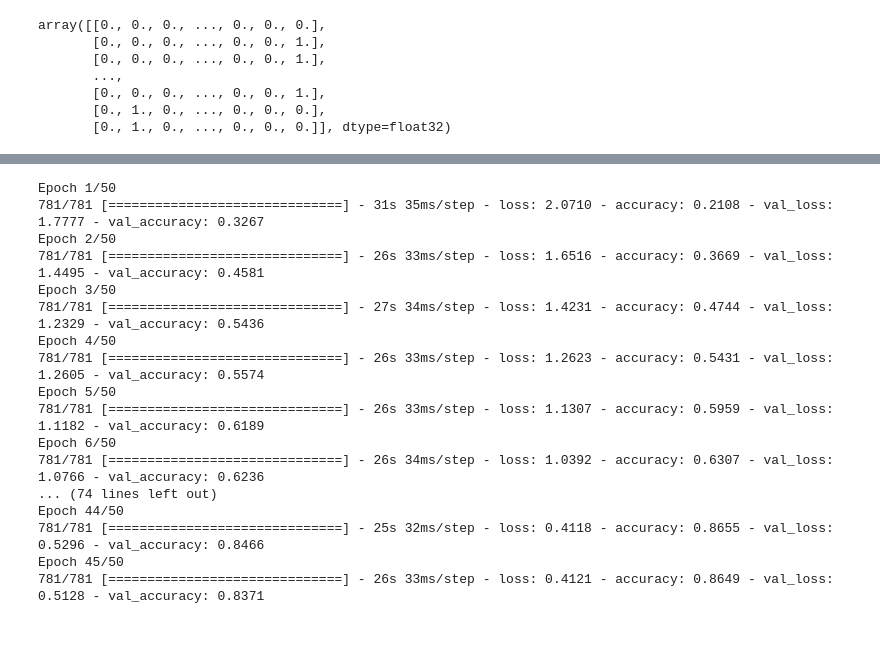
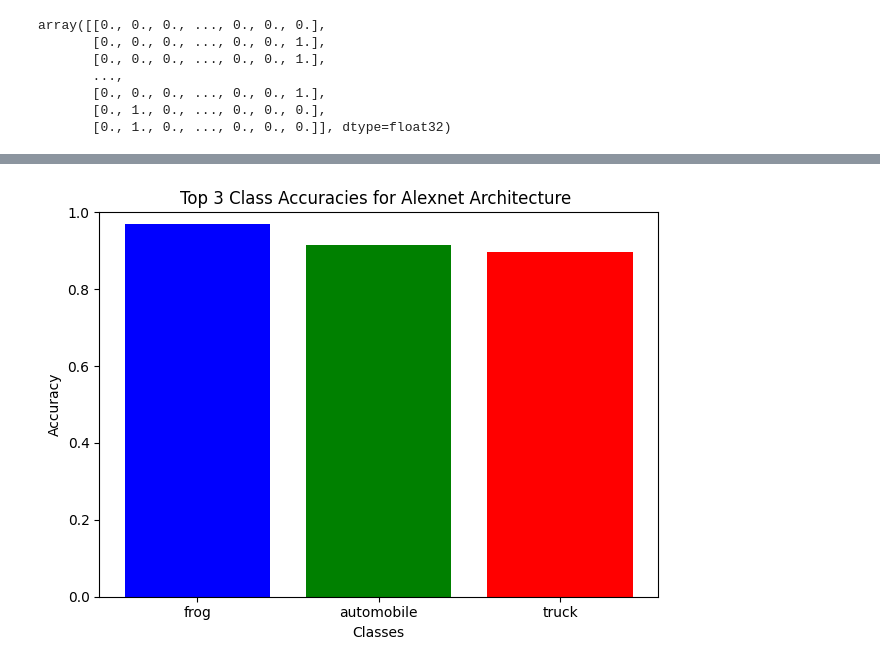
Before and after one commit to Harish-Thota1/Deep_Learning_Assignment, a Jupyter notebook: CNN_Deep_Learning_Assignment2.ipynb, the cells around one changed output, grey strips where cells are left out. Saved outputs shown, nothing was run; the diff lists cells and outputs as text; code cells hidden in the pictures; blank space fills up the shorter version.

```diff
--- a/CNN_Deep_Learning_Assignment2.ipynb
+++ b/CNN_Deep_Learning_Assignment2.ipynb
@@ -262,0 +279,24 @@ def summarize_diagnostics(history):
+# %%
+def plot_top3_accuracies(model,arch_name):
+    # Get top 3 class accuracies
+    top3_accuracies = top3_class_accuracies(model,x_test = x_test, test_labels = y_test)
+
+    print(top3_accuracies)
+
+    # Extract class names and their accuracies for plotting
+    classes, accuracies = zip(*top3_accuracies)
+
+    # Plotting the results
+    bars = plt.bar(classes, accuracies, color=['blue', 'green', 'red'])
+    plt.xlabel('Classes')
+    plt.ylabel('Accuracy')
+    plt.title(f'Top 3 Class Accuracies for {arch_name} ')
+    plt.ylim(0, 1)
+    plt.tight_layout()
+
+
+
+    plt.show()
+# %%
+plot_top3_accuracies(alexnet_cifar10_model, arch_name = "Alexnet Architecture")
+# %% [output]
@@ -262,0 +305 @@ def summarize_diagnostics(history):
+[figure, added]
@@ -263,36 +361,16 @@ def summarize_diagnostics(history):
 # %%
-from keras.optimizers import SGD
-from keras.callbacks import EarlyStopping
-model = cnn_model()
-from tensorflow.keras.optimizers import Adam
-
+vgg_cifar10_model = vgg_cifar10()
 optimizer = Adam(learning_rate=0.001)
-model.compile(optimizer=optimizer, loss='categorical_crossentropy', metrics=['accuracy'])
-datagen = ImageDataGenerator(width_shift_range=0.25, height_shift_range=0.25, horizontal_flip=True, rotation_range=15)
+datagen = ImageDataGenerator(width_shift_range=0.1, height_shift_range=0.1, horizontal_flip=True)
 # prepare iterator
-it_train = datagen.flow(x_train, y_train, batch_size=64)
+it_train = datagen.flow(x_train, y_train, batch_size=32)
 # fit model
-steps = int(x_train.shape[0] / 64)
+steps = int(x_train.shape[0] / 32)
 
 early_stopping = EarlyStopping(monitor='val_loss', patience=10)
 
-cnn_history = model.fit(it_train, steps_per_epoch=steps, epochs=50, validation_data=(x_test, y_test), callbacks = [early_stopping])
+#checkpoint = ModelCheckpoint('best_model.h5', monitor='val_accuracy', mode='max', verbose=1, save_best_only=True)
+
+
+vgg_history = vgg_cifar10_model.fit(it_train, steps_per_epoch=steps, epochs=50, validation_data=(x_test, y_test), callbacks = [early_stopping])
-# %% [output]
-Epoch 1/50
-781/781 [==============================] - 31s 35ms/step - loss: 2.0710 - accuracy: 0.2108 - val_loss: 1.7777 - val_accuracy: 0.3267
-Epoch 2/50
-781/781 [==============================] - 26s 33ms/step - loss: 1.6516 - accuracy: 0.3669 - val_loss: 1.4495 - val_accuracy: 0.4581
-Epoch 3/50
-781/781 [==============================] - 27s 34ms/step - loss: 1.4231 - accuracy: 0.4744 - val_loss: 1.2329 - val_accuracy: 0.5436
-Epoch 4/50
-781/781 [==============================] - 26s 33ms/step - loss: 1.2623 - accuracy: 0.5431 - val_loss: 1.2605 - val_accuracy: 0.5574
-Epoch 5/50
-781/781 [==============================] - 26s 33ms/step - loss: 1.1307 - accuracy: 0.5959 - val_loss: 1.1182 - val_accuracy: 0.6189
-Epoch 6/50
-781/781 [==============================] - 26s 34ms/step - loss: 1.0392 - accuracy: 0.6307 - val_loss: 1.0766 - val_accuracy: 0.6236
-... (74 lines left out)
-Epoch 44/50
-781/781 [==============================] - 25s 32ms/step - loss: 0.4118 - accuracy: 0.8655 - val_loss: 0.5296 - val_accuracy: 0.8466
-Epoch 45/50
-781/781 [==============================] - 26s 33ms/step - loss: 0.4121 - accuracy: 0.8649 - val_loss: 0.5128 - val_accuracy: 0.8371
 # %%
```
Also changed, not shown: parts of 31 cells of this notebook.
